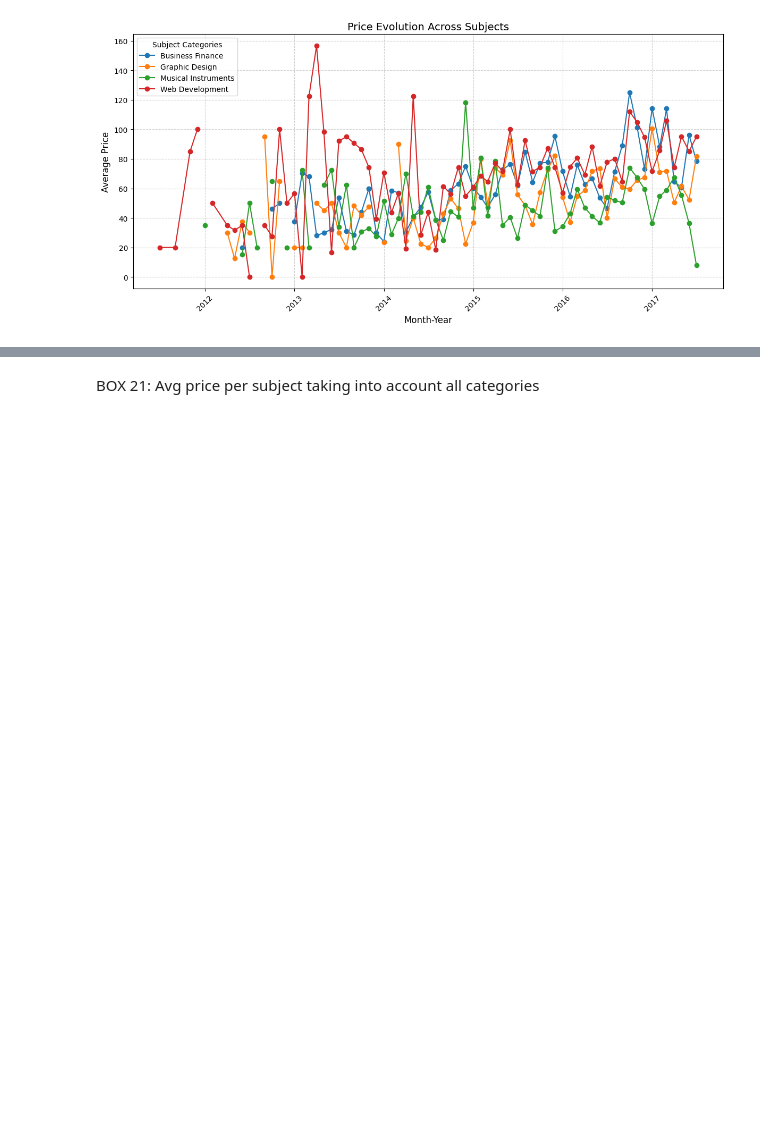
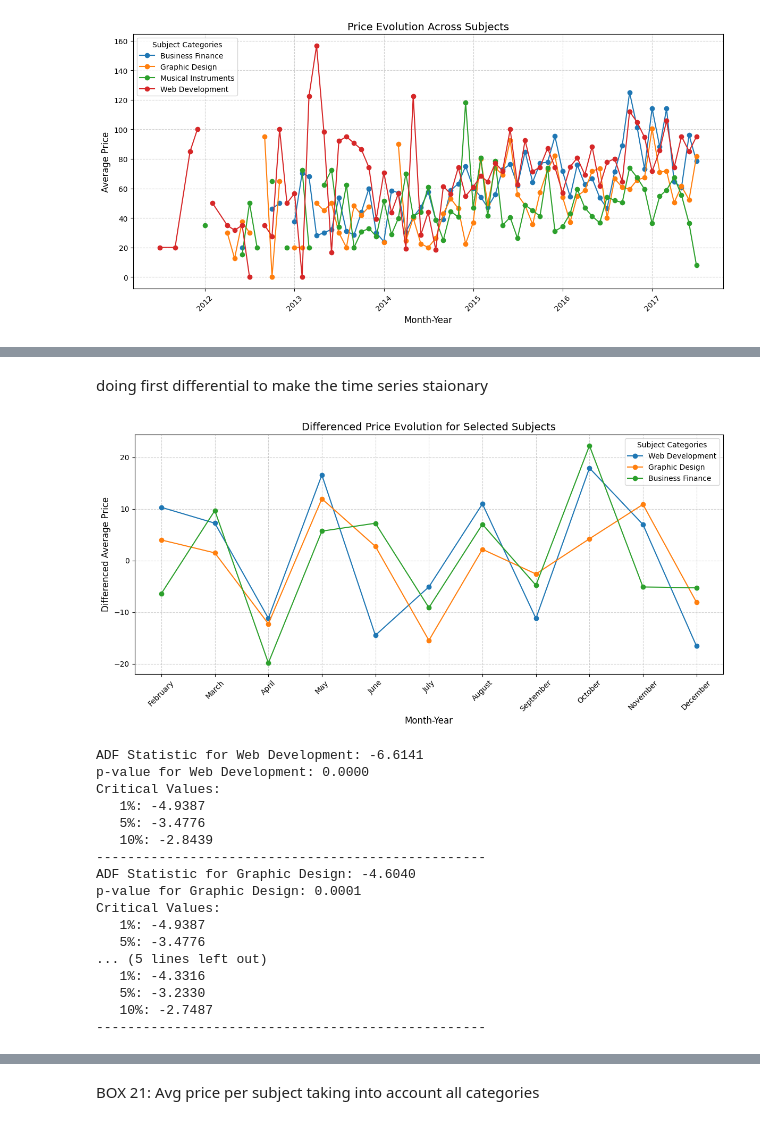
Before and after one commit to TeodoraVuta/e-learning-udemy, a Jupyter notebook: descriptiveStatistics.ipynb, the cells around one changed output, grey strips where cells are left out. Cells and saved outputs as stored; diff of their text form; code cells hidden in the pictures; blank space fills up the shorter version.

```diff
--- a/descriptiveStatistics.ipynb
+++ b/descriptiveStatistics.ipynb
@@ -603,0 +705,18 @@ plt.show()
+# %%
+
+# Reusing the 'pivoted' DataFrame
+results = {}
+
+# Perform the ADF test for each subject
+for category in pivoted.columns:
+    print(f"\nADF Test for {category}:")
+    adf_result = adfuller(pivoted[category].dropna())  # Drop NaN values
+    print(f"ADF Statistic: {adf_result[0]:.4f}")
+    print(f"p-value: {adf_result[1]:.4f}")
+    print("Critical Values:")
+    for key, value in adf_result[4].items():
+        print(f"   {key}: {value:.4f}")
+    if adf_result[1] < 0.05:
+        print("The time series is stationary (reject null hypothesis).")
+    else:
+        print("The time series is NOT stationary (fail to reject null).")
@@ -603,0 +741,53 @@ plt.show()
+# %% [markdown]
+doing first differential to make the time series staionary
+# %%
+subjects_of_interest = ["Web Development", "Graphic Design", "Business Finance"]
+pivoted_selected = pivoted[subjects_of_interest]
+
+# Apply first differencing to remove trend for selected subjects
+pivoted_diff = pivoted_selected.diff().dropna()  # First differencing and dropping NaN values
+
+# Plot the differenced data for selected subjects
+plt.figure(figsize=(12, 6))
+for category in pivoted_diff.columns:
+    plt.plot(pivoted_diff.index, pivoted_diff[category], marker="o", label=category)
+
+plt.title("Differenced Price Evolution for Selected Subjects", fontsize=14)
+plt.xlabel("Month-Year", fontsize=12)
+plt.ylabel("Differenced Average Price", fontsize=12)
+plt.legend(title="Subject Categories")
+plt.grid(visible=True, linestyle="--", alpha=0.6)
+plt.xticks(rotation=45)
+plt.tight_layout()
+plt.show()
+
+# Apply Augmented Dickey-Fuller test for each subject in the selected categories
+for category in pivoted_diff.columns:
+    adf_result = adfuller(pivoted_diff[category])
+    print(f"ADF Statistic for {category}: {adf_result[0]:.4f}")
+    print(f"p-value for {category}: {adf_result[1]:.4f}")
+    print("Critical Values:")
+    for key, value in adf_result[4].items():
+        print(f"   {key}: {value:.4f}")
+    print("-" * 50)
+
+# If p-value < 0.05, we reject the null hypothesis and conclude the series is stationary.
+# %% [output]
+[figure, added]
+ADF Statistic for Web Development: -6.6141
+p-value for Web Development: 0.0000
+Critical Values:
+   1%: -4.9387
+   5%: -3.4776
+   10%: -2.8439
+--------------------------------------------------
+ADF Statistic for Graphic Design: -4.6040
+p-value for Graphic Design: 0.0001
+Critical Values:
+   1%: -4.9387
+   5%: -3.4776
+... (5 lines left out)
+   1%: -4.3316
+   5%: -3.2330
+   10%: -2.7487
+--------------------------------------------------
```
Also changed, not shown: parts of 10 cells of this notebook, 1 other file.
